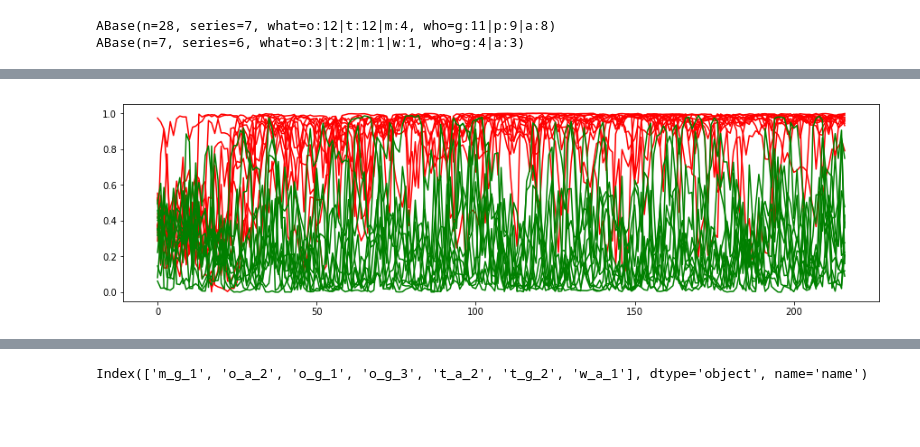
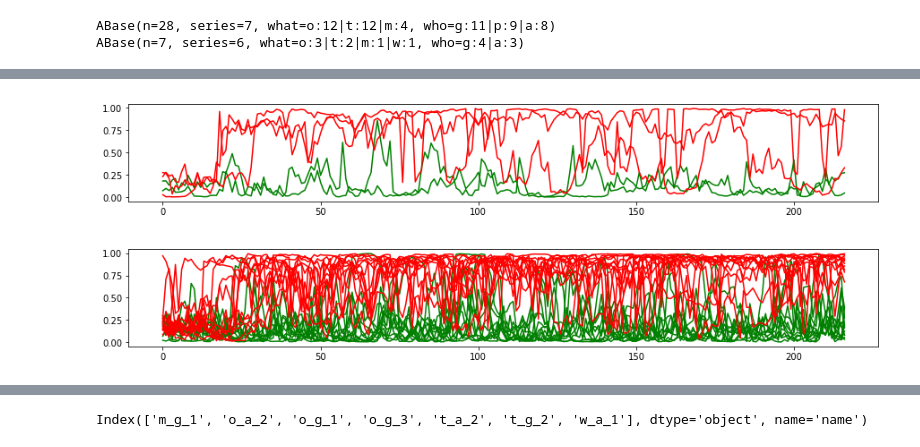
Before and after one commit to nuru-nu/moyo, a Jupyter notebook: notebooks/tf.ipynb, the cells around one changed output, grey strips where cells are left out. Cells and saved outputs as stored; diff of their text form; code cells hidden in the pictures; blank space fills up the shorter version.

```diff
--- a/notebooks/tf.ipynb
+++ b/notebooks/tf.ipynb
@@ -168,9 +328,16 @@ def experiments(feature_f_by_name, n=5):
 # %%
-models, metrics = experiments(dict([
-    ('none', t_vs_o),
+def make_with_previous(n, d):
+    def wrapped(df):
+        return with_previous(tm_vs_o(df), n=n, d=d)
+    return wrapped
+feature_f_by_name = dict([
+    ('none', tm_vs_o),
 ] + [
-    ('wp_%d_%d' % (n, d), lambda df: with_previous(t_vs_o(df), n=n, d=d))
-    for n in (2, 5, 10, 20, 30)
-    for d in (5, 10, 20, 64)
-]), n=8)
+    ('wp_%d_%d' % (n, d), make_with_previous(n=n, d=d))
+    for n in (2, 5, 10)
+    for d in (5, 10)
+#     for n in (2, 5, 10, 20, 30)
+#     for d in (5, 10, 20, 64)
+])
+models, metrics = experiments(feature_f_by_name, n=3, epochs=15)
 # %% [output]
@@ -193,0 +351,3 @@ models, metrics = experiments(dict([
+# %%
+# using t_vs_o
+models, metrics = experiments(feature_f_by_name, n=3, epochs=15)
@@ -194,9 +365,13 @@ models, metrics = experiments(dict([
 # %%
-plt.figure(figsize=(15, 4))
-ds = with_previous(t_vs_o(ab_test.df), n=30, d=5)
-i0 = 0
-for idx in ds.idxs:
-    x = ds.x[i0:i0+idx]
-    y = models['wp_30_5'][2].predict(x)
-    plt.plot(y[:, 1])
-    i0 += idx
+def plot_df(df, name, i):
+    plt.figure(figsize=(15, 2))
+    ds = feature_f_by_name[name](df)
+    i0 = 0
+    cols = {1.: 'r', 0.: 'g'}
+    for idx in ds.idxs:
+        x = ds.x[i0:i0+idx]
+        y = ds.y[i0:i0+idx]
+        assert y.min() == y.max()
+        y_ = models[name][i].predict(x)
+        plt.plot(y_[:, 1], cols[y.min()])
+        i0 += idx
@@ -214,7 +378,8 @@ for name in _.df.index:
-# %%
-plt.figure(figsize=(15, 4))
-_ = ab_train
-for name in _.df.index:
-    plt.plot(model.predict(_.df.loc[name, 'logmel'])[:, 1], cols.get(name[0], 'w'))
-# %% [output]
-[figure, removed]
+# %%
+plot_df(ab_test.df, 'none', 2)
+# %% [output]
+[figure, added]
+# %%
+plot_df(ab_train.df, 'none', 2)
+# %% [output]
+[figure, added]
```
Also changed, not shown: parts of 48 cells of this notebook, 4 other files.
